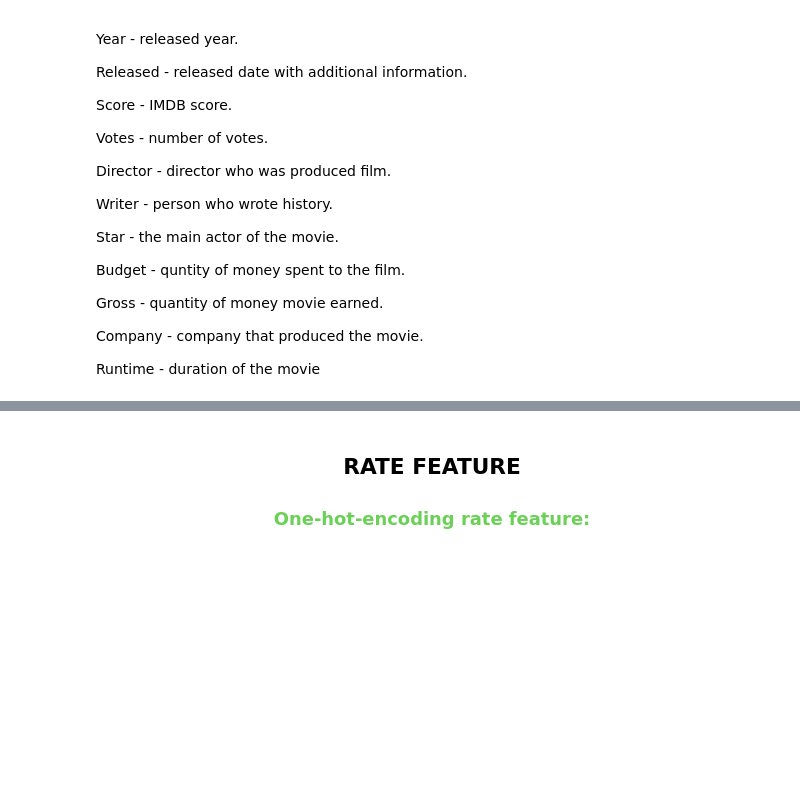
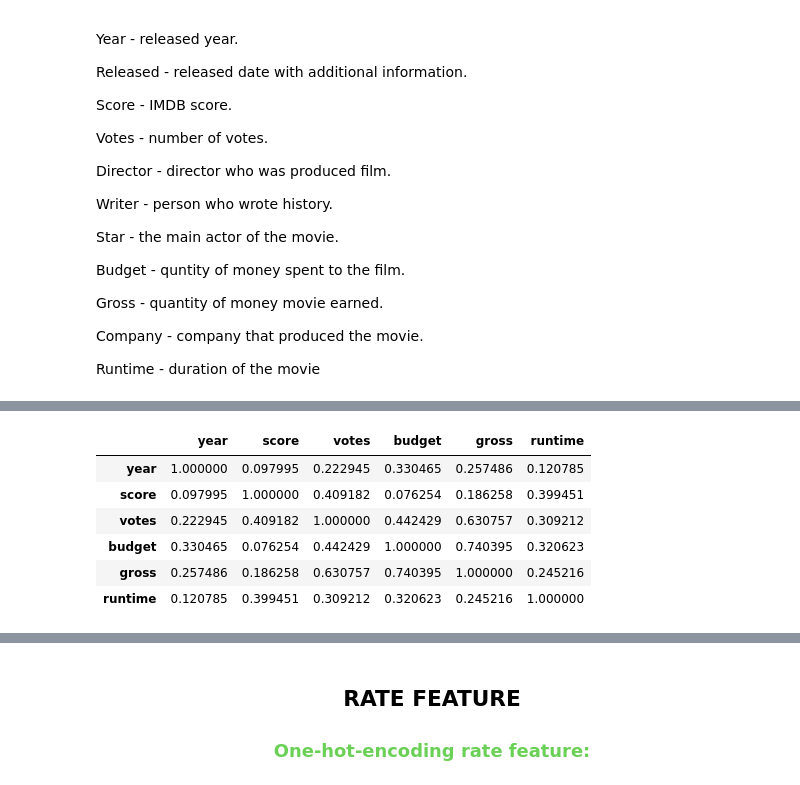
Before and after one commit to Kasterov/BestMovieAnalyzer, a Jupyter notebook: Model_movie_page.ipynb, the cells around one changed output, grey strips where cells are left out. Cells and saved outputs as stored; diff of their text form; code cells hidden in the pictures; blank space fills up the shorter version.

```diff
--- a/Model_movie_page.ipynb
+++ b/Model_movie_page.ipynb
@@ -45,0 +66,11 @@ movie_df_all.head(5)
+# %%
+#Create cor-matrix between everything (not compulsory to teach model):
+movie_df_all.corr(method = "pearson")
+# %% [output]
+|  | year | score | votes | budget | gross | runtime |
+| year | 1.000000 | 0.097995 | 0.222945 | 0.330465 | 0.257486 | 0.120785 |
+| score | 0.097995 | 1.000000 | 0.409182 | 0.076254 | 0.186258 | 0.399451 |
+| votes | 0.222945 | 0.409182 | 1.000000 | 0.442429 | 0.630757 | 0.309212 |
+| budget | 0.330465 | 0.076254 | 0.442429 | 1.000000 | 0.740395 | 0.320623 |
+| gross | 0.257486 | 0.186258 | 0.630757 | 0.740395 | 1.000000 | 0.245216 |
+| runtime | 0.120785 | 0.399451 | 0.309212 | 0.320623 | 0.245216 | 1.000000 |
```
Also changed, not shown: parts of 15 cells of this notebook, 1 other file.
